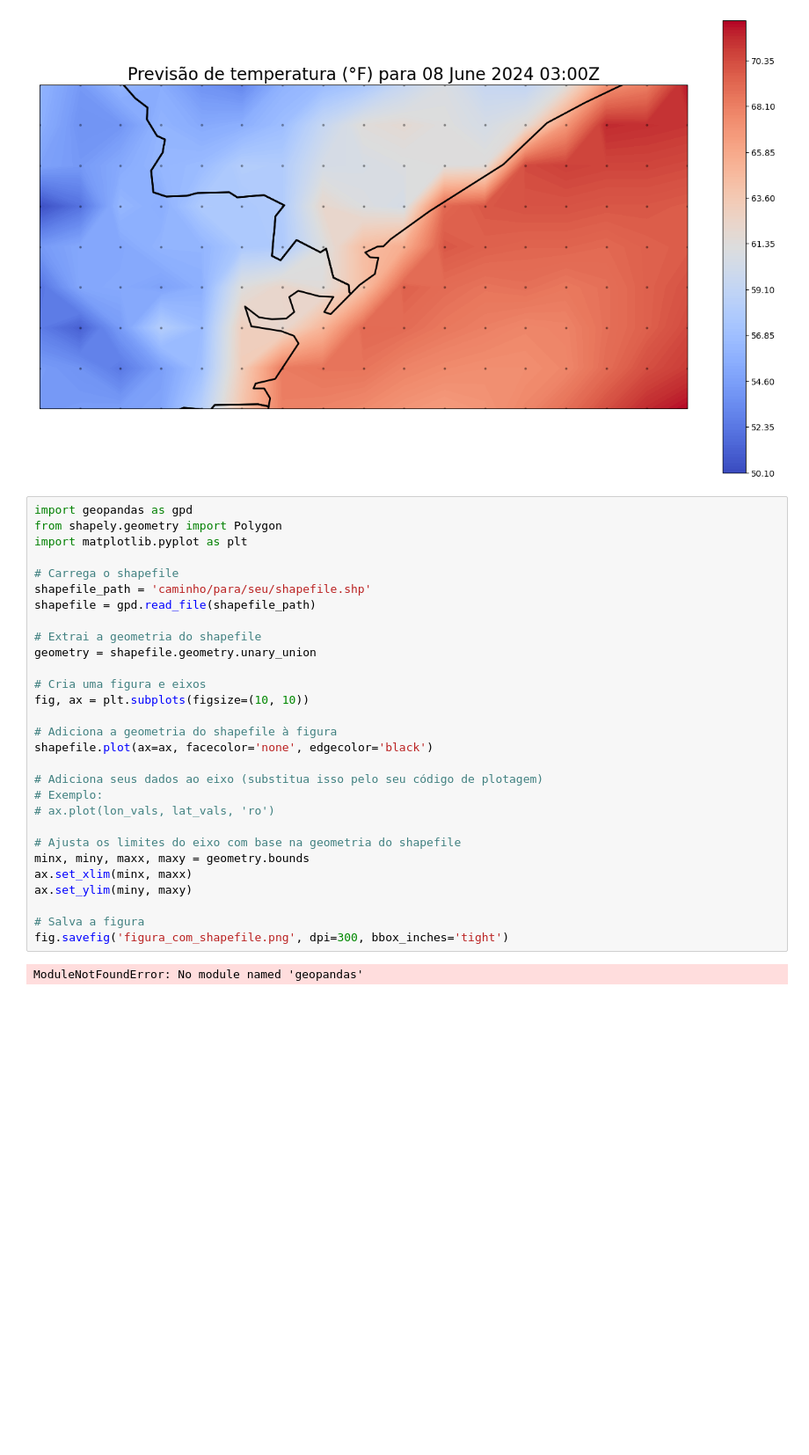
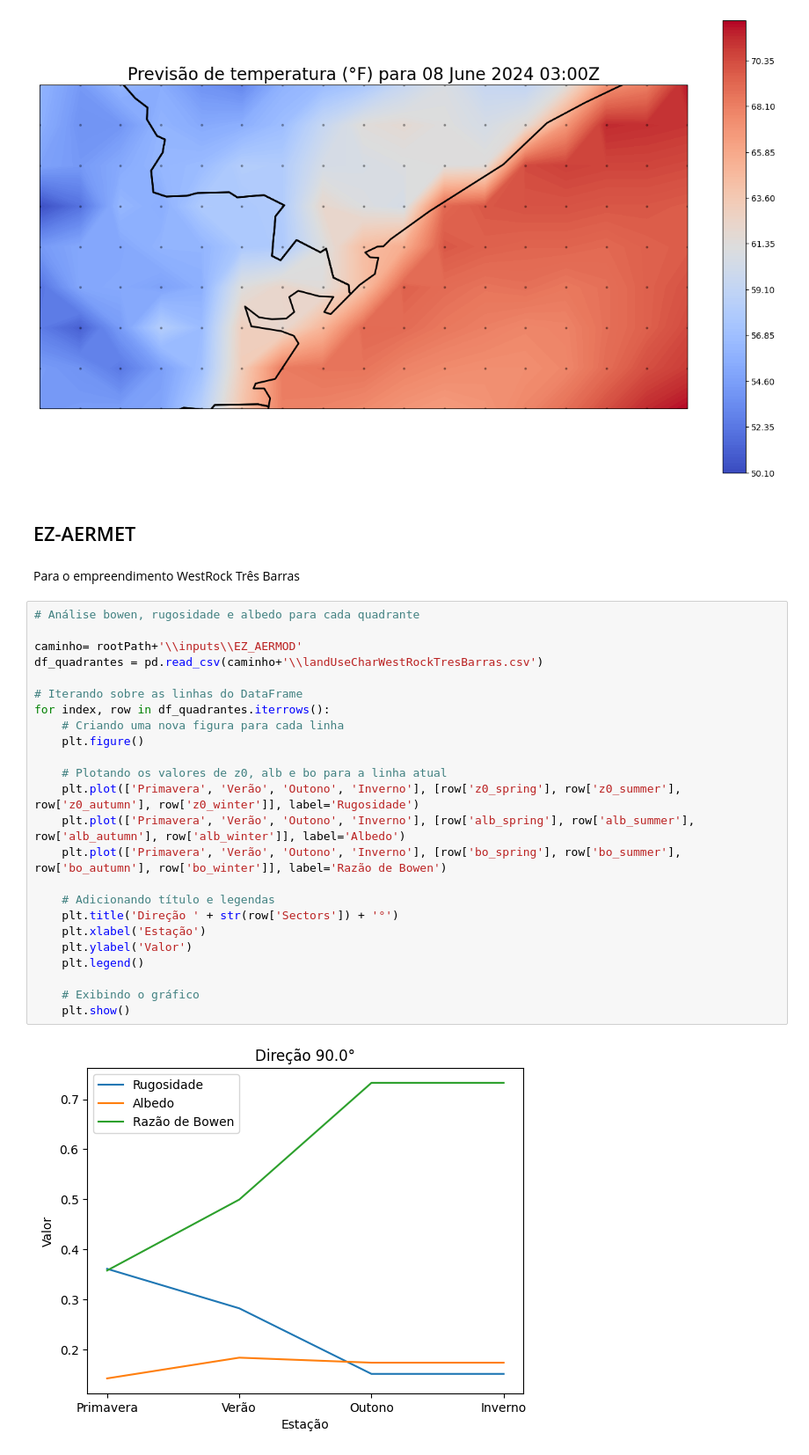
Before and after one commit to biancacsuganuma/ENS5173_202401, a Jupyter notebook: Atividadee02.ipynb, the cells around one changed output. Shown at 88% size. Drawn from its saved outputs; the diff is of its cells as text; blank space fills up the shorter version.

```diff
--- a/Atividadee02.ipynb
+++ b/Atividadee02.ipynb
@@ -371,34 +449,33 @@ plt.savefig('previsao_temperatura.png', dpi=300, bbox_inches='tight')
 ['Best GFS Quarter Degree Forecast Time Series']
 ['reftime', 'latitude', 'time', 'longitude', 'Temperature_surface', 'LatLon_721X1440-0p13S-180p00E-2']
 [figure]
-# %%
-import geopandas as gpd
-from shapely.geometry import Polygon
-import matplotlib.pyplot as plt
-
-# Carrega o shapefile
-shapefile_path = 'caminho/para/seu/shapefile.shp'
-shapefile = gpd.read_file(shapefile_path)
-
-# Extrai a geometria do shapefile
-geometry = shapefile.geometry.unary_union
-
-# Cria uma figura e eixos
-fig, ax = plt.subplots(figsize=(10, 10))
-
-# Adiciona a geometria do shapefile à figura
-shapefile.plot(ax=ax, facecolor='none', edgecolor='black')
-
-# Adiciona seus dados ao eixo (substitua isso pelo seu código de plotagem)
-# Exemplo:
-# ax.plot(lon_vals, lat_vals, 'ro')
-
-# Ajusta os limites do eixo com base na geometria do shapefile
-minx, miny, maxx, maxy = geometry.bounds
-ax.set_xlim(minx, maxx)
-ax.set_ylim(miny, maxy)
-
-# Salva a figura
-fig.savefig('figura_com_shapefile.png', dpi=300, bbox_inches='tight')
-# %% [output]
-ModuleNotFoundError: No module named 'geopandas'
+# %% [markdown]
+## EZ-AERMET
+# %% [markdown]
+Para o empreendimento WestRock Três Barras
+# %%
+# Análise bowen, rugosidade e albedo para cada quadrante
+
+caminho= rootPath+'\\inputs\\EZ_AERMOD'
+df_quadrantes = pd.read_csv(caminho+'\\landUseCharWestRockTresBarras.csv')
+
+# Iterando sobre as linhas do DataFrame
+for index, row in df_quadrantes.iterrows():
+    # Criando uma nova figura para cada linha
+    plt.figure()
+
+    # Plotando os valores de z0, alb e bo para a linha atual
+    plt.plot(['Primavera', 'Verão', 'Outono', 'Inverno'], [row['z0_spring'], row['z0_summer'], row['z0_autumn'], row['z0_winter']], label='Rugosidade')
+    plt.plot(['Primavera', 'Verão', 'Outono', 'Inverno'], [row['alb_spring'], row['alb_summer'], row['alb_autumn'], row['alb_winter']], label='Albedo')
+    plt.plot(['Primavera', 'Verão', 'Outono', 'Inverno'], [row['bo_spring'], row['bo_summer'], row['bo_autumn'], row['bo_winter']], label='Razão de Bowen')
+
+    # Adicionando título e legendas
+    plt.title('Direção ' + str(row['Sectors']) + '°')
+    plt.xlabel('Estação')
+    plt.ylabel('Valor')
+    plt.legend()
+
+    # Exibindo o gráfico
+    plt.show()
+# %% [output]
+[figure, added]
```
Also changed, not shown: parts of 18 cells of this notebook, 8 other files.
